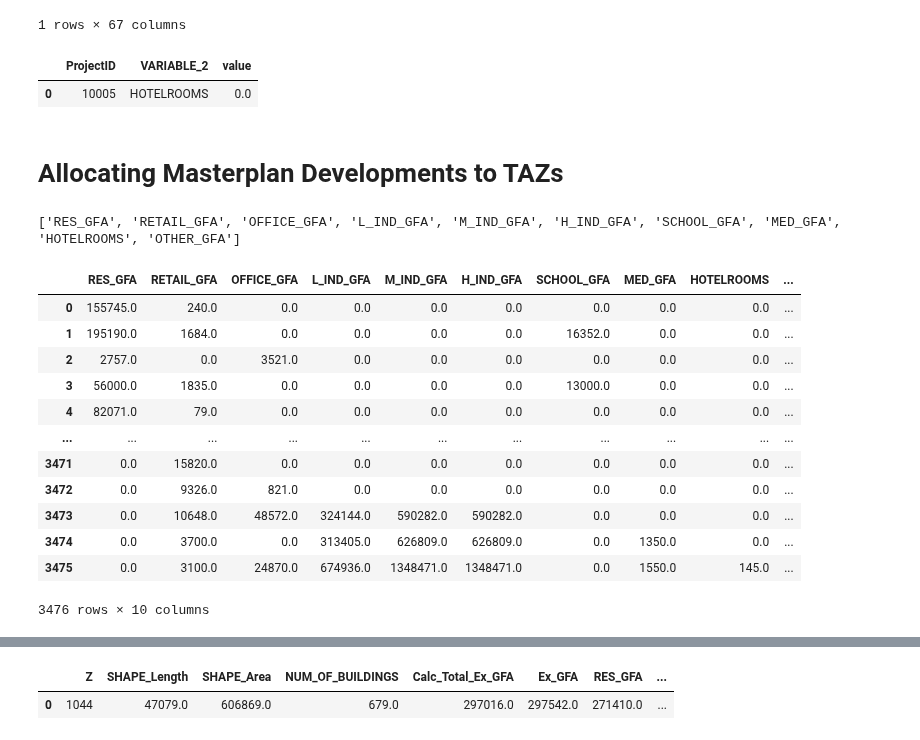
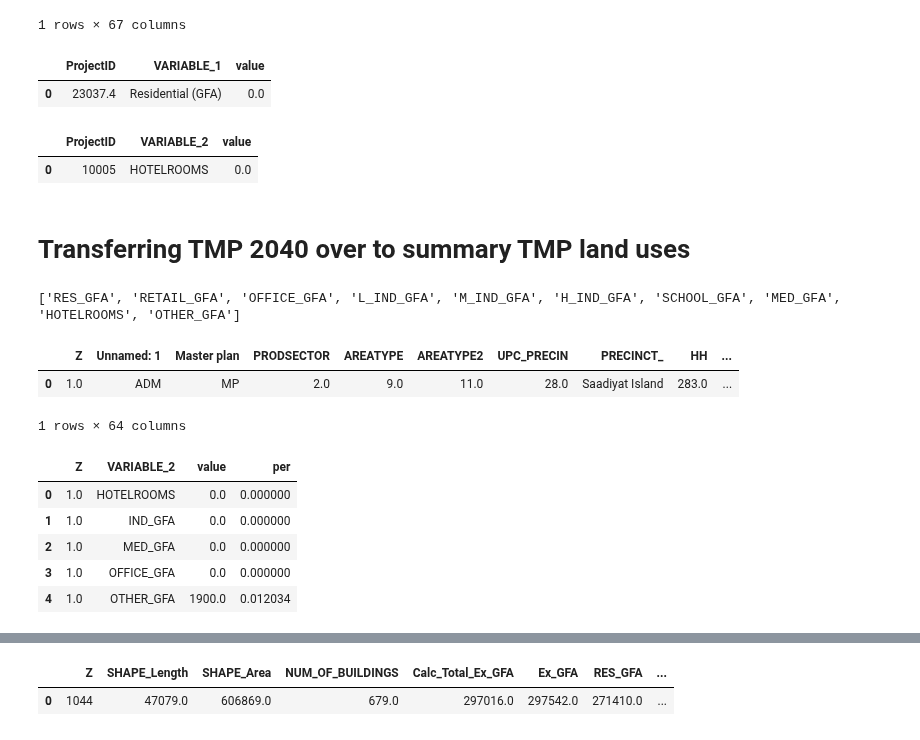
Before and after one commit to BuroHappoldLegacySoup/PlanCapitalLandModel, a Jupyter notebook: Module 1 Masterplan to TAZ Allocation.ipynb, the cells around one changed output, grey strips where cells are left out. Saved outputs shown, nothing was run; the diff lists cells and outputs as text; code cells hidden in the pictures.

```diff
--- a/Module 1 Masterplan to TAZ Allocation.ipynb
+++ b/Module 1 Masterplan to TAZ Allocation.ipynb
@@ -104,6 +106,10 @@ mp_space_long = pd.concat([data_masterplan[['ProjectID']],mp_space_long],axis =
 mp_space_long = mp_space_long.melt(id_vars= ['ProjectID']).rename({'variable':'VARIABLE_1'},axis =1)
 mp_space_long['value'] = pd.to_numeric(mp_space_long['value'])
 mp_space_long['value'] = mp_space_long['value'].fillna(0).reset_index(drop = True)
+mp_space_long.head(1)
+# %% [output]
+|  | ProjectID | VARIABLE_1 | value |
+| 0 | 23037.4 | Residential (GFA) | 0.0 |
 # %%
 # Converting masterplan GFAs over to TMP land uses
 
@@ -114,8 +120,8 @@ mp_to_tmp_space.head(1)
 # %% [output]
 |  | ProjectID | VARIABLE_2 | value |
 | 0 | 10005 | HOTELROOMS | 0.0 |
-# %% [markdown]
-# Allocating Masterplan Developments to TAZs
+# %% [markdown]
+# Transferring TMP 2040 over to summary TMP land uses
 # %%
 # Creating list containing tmp land uses
 
@@ -123,24 +129,31 @@ tmp_summary_uses = tmp_summary_crosswalk['VARIABLE_1'].drop_duplicates().tolist(
 print(tmp_summary_uses)
 # %% [output]
 ['RES_GFA', 'RETAIL_GFA', 'OFFICE_GFA', 'L_IND_GFA', 'M_IND_GFA', 'H_IND_GFA', 'SCHOOL_GFA', 'MED_GFA', 'HOTELROOMS', 'OTHER_GFA']
-# %%
-
-
-# Creating summary dataframe with masterplan IDs and relevant development level columns
-
-tmp_space = tmp_2040_input[tmp_summary_uses]
-tmp_space.dropna()
-# %% [output]
-|  | RES_GFA | RETAIL_GFA | OFFICE_GFA | L_IND_GFA | M_IND_GFA | H_IND_GFA | SCHOOL_GFA | MED_GFA | HOTELROOMS | ... |
-| 0 | 155745.0 | 240.0 | 0.0 | 0.0 | 0.0 | 0.0 | 0.0 | 0.0 | 0.0 | ... |
-| 1 | 195190.0 | 1684.0 | 0.0 | 0.0 | 0.0 | 0.0 | 16352.0 | 0.0 | 0.0 | ... |
-| 2 | 2757.0 | 0.0 | 3521.0 | 0.0 | 0.0 | 0.0 | 0.0 | 0.0 | 0.0 | ... |
-| 3 | 56000.0 | 1835.0 | 0.0 | 0.0 | 0.0 | 0.0 | 13000.0 | 0.0 | 0.0 | ... |
-| 4 | 82071.0 | 79.0 | 0.0 | 0.0 | 0.0 | 0.0 | 0.0 | 0.0 | 0.0 | ... |
-| ... | ... | ... | ... | ... | ... | ... | ... | ... | ... | ... |
-| 3471 | 0.0 | 15820.0 | 0.0 | 0.0 | 0.0 | 0.0 | 0.0 | 0.0 | 0.0 | ... |
-| 3472 | 0.0 | 9326.0 | 821.0 | 0.0 | 0.0 | 0.0 | 0.0 | 0.0 | 0.0 | ... |
-| 3473 | 0.0 | 10648.0 | 48572.0 | 324144.0 | 590282.0 | 590282.0 | 0.0 | 0.0 | 0.0 | ... |
-| 3474 | 0.0 | 3700.0 | 0.0 | 313405.0 | 626809.0 | 626809.0 | 0.0 | 1350.0 | 0.0 | ... |
-| 3475 | 0.0 | 3100.0 | 24870.0 | 674936.0 | 1348471.0 | 1348471.0 | 0.0 | 1550.0 | 145.0 | ... |
-3476 rows × 10 columns
+# %%
+# Version of tmp_2040_input
+
+tmp_2040_input_no_na  = tmp_2040_input.copy()
+tmp_2040_input_no_na = tmp_2040_input_no_na[~tmp_2040_input_no_na['Z'].isna()]
+tmp_2040_input_no_na.head(1)
+# %% [output]
+|  | Z | Unnamed: 1 | Master plan | PRODSECTOR | AREATYPE | AREATYPE2 | UPC_PRECIN | PRECINCT_ | HH | ... |
+| 0 | 1.0 | ADM | MP | 2.0 | 9.0 | 11.0 | 28.0 | Saadiyat Island | 283.0 | ... |
+1 rows × 64 columns
+# %%
+
+# Creating summary dataframe with masterplan IDs and relevant development level columns
+
+tmp_space = tmp_2040_input[tmp_summary_uses].dropna() # Dropping rows containing nas
+tmp_space = pd.concat([tmp_2040_input_no_na[['Z']],tmp_space],axis = 1) # Concatenating with dataframe that has TAZ labels
+tmp_space = tmp_space.melt(id_vars= 'Z').rename({'variable':'VARIABLE_1'},axis = 1) # Melting into long form
+tmp_space = tmp_space.merge(tmp_summary_crosswalk,how = 'left', on = 'VARIABLE_1') # Merging on summary land uses to long form dataframe
+tmp_space = tmp_space.groupby(['Z','VARIABLE_2'])['value'].agg('sum').reset_index() # Summing floorspace (i.e. value column) using groupby TAZ and summary land use logic
+tmp_space['per'] = tmp_space.groupby('Z')['value'].transform(lambda x: x / x.sum()) # Creating column that contains the percentage of floorspace by land use in each TAZ
+tmp_space.head(5)
+# %% [output]
+|  | Z | VARIABLE_2 | value | per |
+| 0 | 1.0 | HOTELROOMS | 0.0 | 0.000000 |
+| 1 | 1.0 | IND_GFA | 0.0 | 0.000000 |
+| 2 | 1.0 | MED_GFA | 0.0 | 0.000000 |
+| 3 | 1.0 | OFFICE_GFA | 0.0 | 0.000000 |
+| 4 | 1.0 | OTHER_GFA | 1900.0 | 0.012034 |
```
Also changed, not shown: parts of 5 cells of this notebook.
